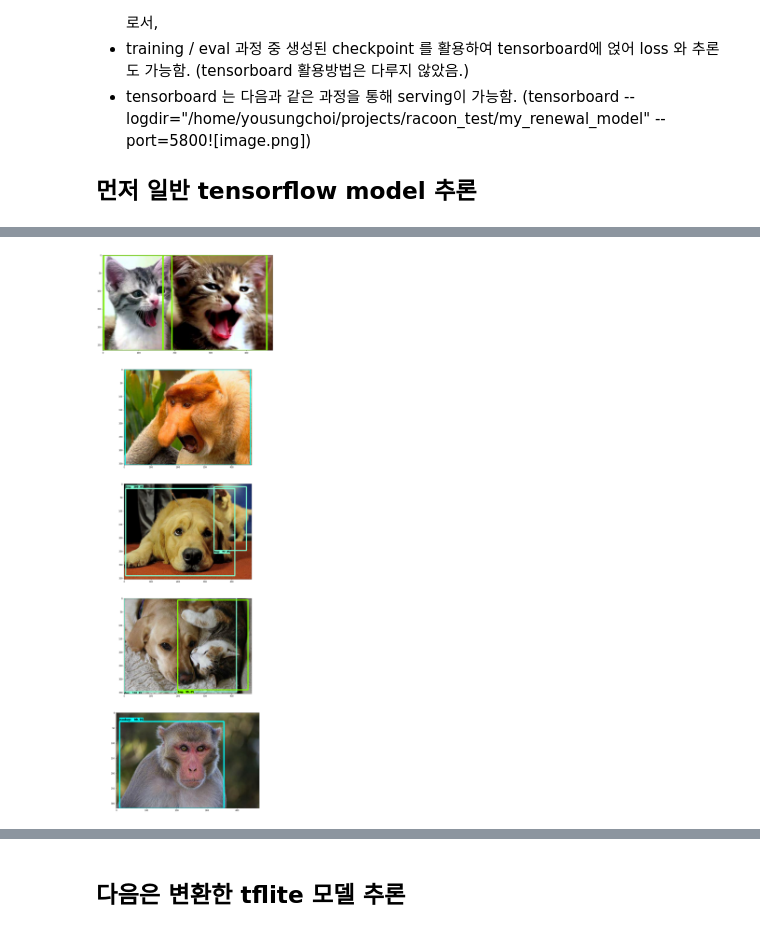
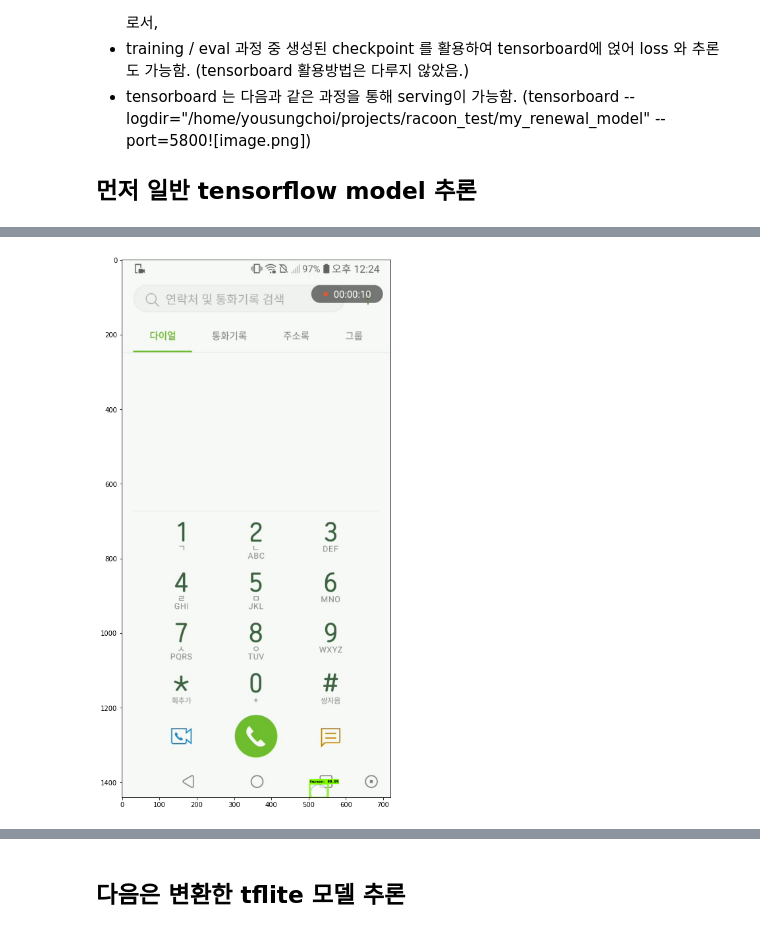
Before and after one commit to yousungchoi/tf2_object_detection_dataset, a Jupyter notebook: main.ipynb, the cells around one changed output, grey strips where cells are left out. Saved outputs shown, nothing was run; the diff lists cells and outputs as text; code cells hidden in the pictures.

```diff
--- a/main.ipynb
+++ b/main.ipynb
@@ -574,10 +801,10 @@ def load_image_into_numpy_array(path):
       (im_height, im_width, 3)).astype(np.uint8)
 # %%
 # Path to label map file
-PATH_TO_LABELS = os.path.join('/home/yousungchoi/projects/yousung_racoon/tf2_object_detection_dataset/workspace/training_demo/annotations','label_map.pbtxt')
+PATH_TO_LABELS = os.path.join('/home/yousungchoi/projects/project_coordination/workspace/training_demo/annotations','label_map.pbtxt')
 
 # Number of classes the object detector can identify
-NUM_CLASSES = 3
+NUM_CLASSES = 1
 
 # Load the label map.
 # Label maps map indices to category names, so that when our convolution
@@ -595,7 +822,8 @@ print(category_index)
 # %%
 start_time = time.time()
 tf.keras.backend.clear_session()
-detect_fn = tf.saved_model.load('/home/yousungchoi/projects/yousung_racoon/tf2_object_detection_dataset/workspace/training_demo/exported-models/saved_model')
+# detect_fn = tf.saved_model.load('/home/yousungchoi/projects/project_coordination/workspace/training_demo/exported-models/1st_trial/saved_model')
+detect_fn = tf.saved_model.load('/home/yousungchoi/projects/project_coordination/workspace/training_demo/exported-models/2nd_tria_320320/saved_model')
 end_time = time.time()
 elapsed_time = end_time - start_time
 print('Elapsed time: ' + str(elapsed_time) + 's')
@@ -604,36 +832,44 @@ Elapsed time: 7.133056402206421s
 # %%
-import time
+# 특정 파일 명 기반 사진 한장 추론
 
-image_dir = '/home/yousungchoi/projects/yousung_racoon/tf2_object_detection_dataset/workspace/training_demo/images/my_inference_check'
+import os
+import random
+
+file_path = '/home/yousungchoi/projects/project_coordination/workspace/training_demo/images/inference_original_image'
+file_names = os.listdir(file_path)
 
 elapsed = []
-for i in range(5):
-  image_path = os.path.join(image_dir, 'image' + str(i + 10) + '.jpg')
-  image_np = load_image_into_numpy_array(image_path)
-  input_tensor = np.expand_dims(image_np, 0)
-  start_time = time.time()
-  detections = detect_fn(input_tensor)
-  end_time = time.time()
-  elapsed.append(end_time - start_time)
+random.shuffle(file_names)
+for i, file in enumerate(file_names):
+    if file == 'images0642.jpg':
+      image_path = os.path.join(file_path, file)
+      image_cv2 = cv2.imread(image_path, cv2.IMREAD_COLOR)
+      image_np = cv2.cvtColor(image_cv2, cv2.COLOR_BGR2RGB)
+#       image_np = load_image_into_numpy_array(image_path)
+      input_tensor = np.expand_dims(image_np, 0)
+      start_time = time.time()
+      detections = detect_fn(input_tensor)
+      end_time = time.time()
+      elapsed.append(end_time - start_time)
 
-  plt.rcParams['figure.figsize'] = [100, 50]
-  label_id_offset = 1
-  image_np_with_detections = image_np.copy()
-  viz_utils.visualize_boxes_and_labels_on_image_array(
-        image_np_with_detections,
-        detections['detection_boxes'][0].numpy(),
-        detections['detection_classes'][0].numpy().astype(np.int32),
-        detections['detection_scores'][0].numpy(),
-        category_index,
-        use_normalized_coordinates=True,
-        max_boxes_to_draw=200,
-        min_score_thresh=.60,
-        agnostic_mode=False)
-#   if i == 0 :
-#         print(detections['detection_boxes'][0].numpy(), detections['detection_boxes'][0].shape)
-#         print(detections['detection_scores'][0].numpy())
-  plt.subplot(5, 1, i+1)
-  plt.imshow(image_np_with_detections)
+      plt.rcParams['figure.figsize'] = [15, 15]
+      label_id_offset = 1
+      image_np_with_detections = image_np.copy()
+      viz_utils.visualize_boxes_and_labels_on_image_array(
+            image_np_with_detections,
+            detections['detection_boxes'][0].numpy(),
+            detections['detection_classes'][0].numpy().astype(np.int32),
+            detections['detection_scores'][0].numpy(),
+            category_index,
+            use_normalized_coordinates=True,
+            max_boxes_to_draw=200,
+            min_score_thresh=.60,
+            agnostic_mode=False)
+    #   if i == 0 :
+    #         print(detections['detection_boxes'][0].numpy(), detections['detection_boxes'][0].shape)
+    #         print(detections['detection_scores'][0].numpy())
+#       plt.subplot(len(file_names), 1, i+1)
+      plt.imshow(image_np_with_detections)
 
 mean_elapsed = sum(elapsed) / float(len(elapsed))
 print('Elapsed time: ' + str(mean_elapsed) + ' second per image')
@@ -645 +881 @@ dict_keys(['detection_boxes', 'raw_detection_boxes', 'detection_classes', 'detec
-[figure, old version]
+[figure, new version]
```
Also changed, not shown: parts of 54 cells of this notebook, 13 other files.
